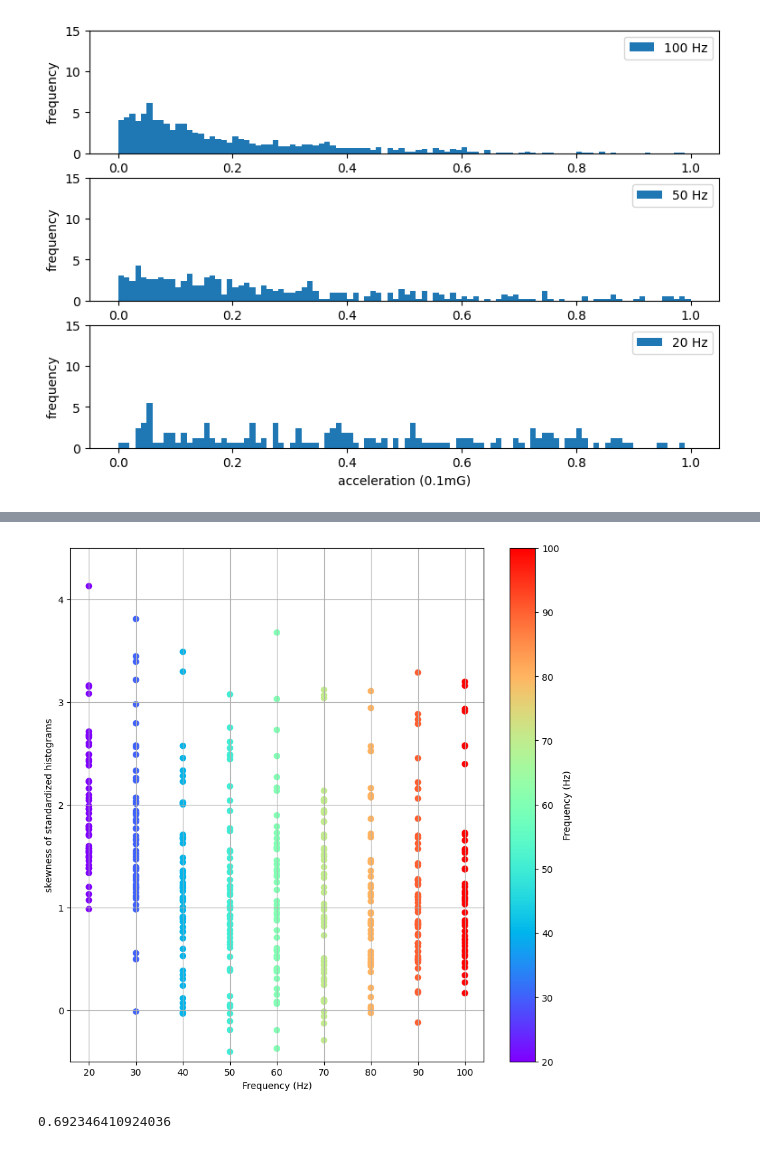
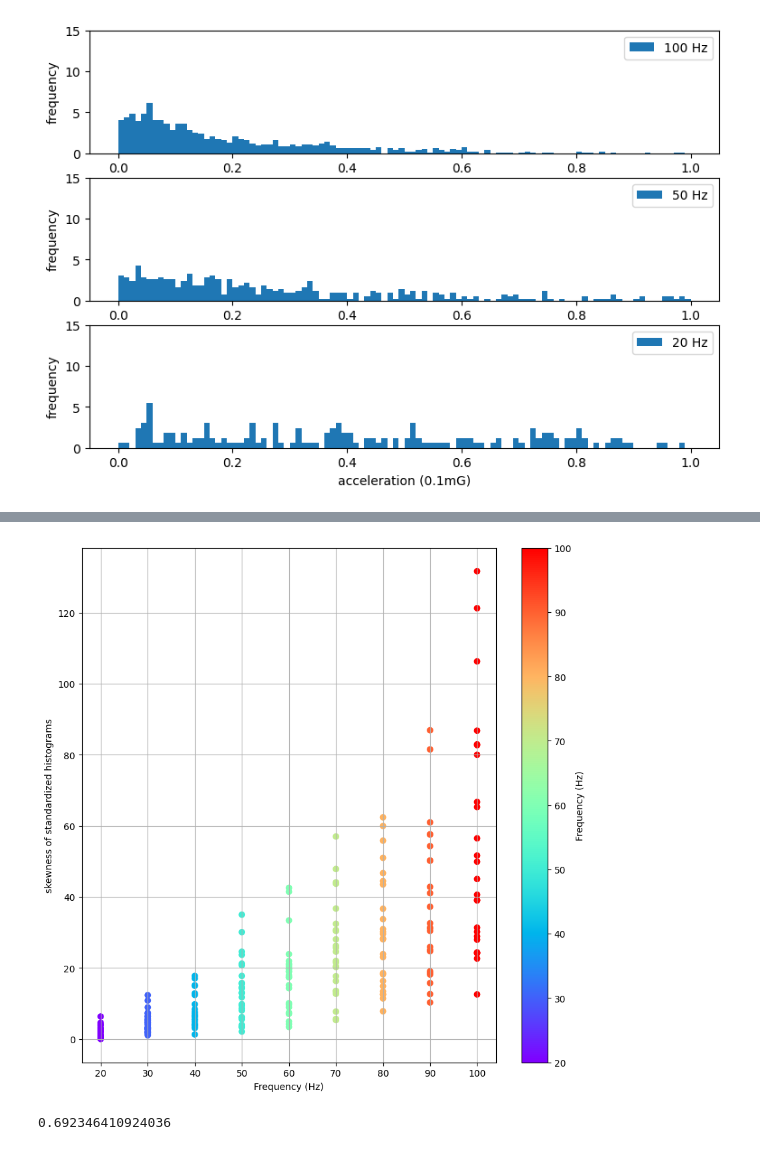
Before and after one commit to hinapyon/Sampling-Frequency-Estimating-of-Human-Activity-Acceleration-Data-using-Transformer-based-Regression, a Jupyter notebook: AcrossDifferentDomains.ipynb, the cells around one changed output, grey strips where cells are left out. Saved outputs shown, nothing was run; the diff lists cells and outputs as text; code cells hidden in the pictures.

Commit message:
plot my walk data

```diff
--- a/AcrossDifferentDomains.ipynb
+++ b/AcrossDifferentDomains.ipynb
@@ -264,7 +314,7 @@ def path_to_features(path: str) -> tuple[np.array, np.array]:
 
     #各データセットからデータを読み込み二次元配列に格納
     for i in filename:
-        readAccX, readAccY, readAccZ = get_acceleration(path+i)
+        readAccX, readAccY, readAccZ = get_acceleration2(path+i)
         AccX.append(readAccX), AccY.append(readAccY), AccZ.append(readAccZ)
 
     Hz = np.ones(len(filename)) * 100
@@ -309,5 +359,3 @@ def path_to_features(path: str) -> tuple[np.array, np.array]:
       features[i][5] = skew(DifferenceAcc_hist[i])  #標準化後のヒストグラムの歪度を5列目に格納
 
     return features, Hz
-# %%
-DiffereneAcc_listHWalk, DifferenceAcc_histHWalk, HzHWalk = path_to_histogram("/content/drive/MyDrive/hasc(walk)/")
@@ -316,2 +361,0 @@ DiffereneAcc_listHJog, DifferenceAcc_histHJog, HzHJog = path_to_histogram("/cont
-# %%
-DiffereneAcc_listKWalk, DifferenceAcc_histKWalk, HzKWalk = path_to_histogram("/content/drive/MyDrive/kuhar(walk)/")
@@ -326,3 +362,5 @@ DifferenceAcc_histKWalk = std.fit_transform(DifferenceAcc_histKWalk)
+# %%
+features, Hz = path_to_features("/content/drive/MyDrive/my_walk_data(100Hz15minutes)/")
 # %%
 DifferenceAcc_hist = np.concatenate([DifferenceAcc_histHWalk, DifferenceAcc_histKWalk])
 # %%
@@ -677,15 +414,15 @@ array([ 1.51676583,  2.11909217,  2.21640096,  8.85583981,  2.39826452,
 # %%
 # クラスごとに色分けされたプロットを作成
 plt.figure(figsize=(10, 10))
-plt.scatter(HzHascWalk, FeaturesHascWalk[:, 5], c=HzHascWalk, cmap='rainbow', marker='o')
+plt.scatter(Hz, features[:, 2], c=Hz, cmap='rainbow', marker='o')
 plt.colorbar(label='Frequency (Hz)')
 plt.xlabel('Frequency (Hz)')
 plt.ylabel('skewness of standardized histograms')
-plt.ylim(-0.5, 4.5)
+#plt.ylim(-0.5, 4.5)
 plt.grid(True)
 plt.show()
 # %% [output]
-[figure, old version]
+[figure, new version]
 # %%
 skew(DifferenceAcc_list[420])
 # %% [output]
```
Also changed, not shown: parts of 64 cells of this notebook.
